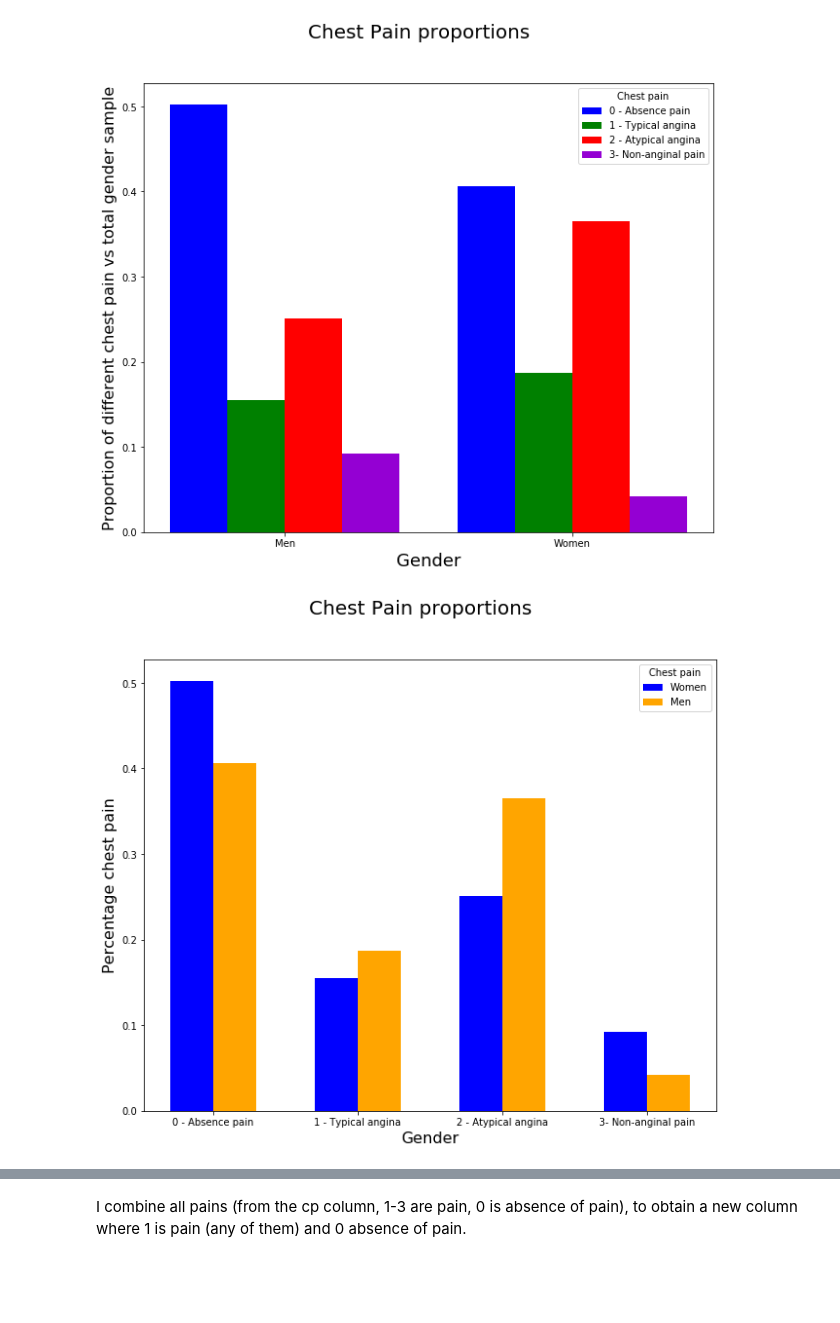
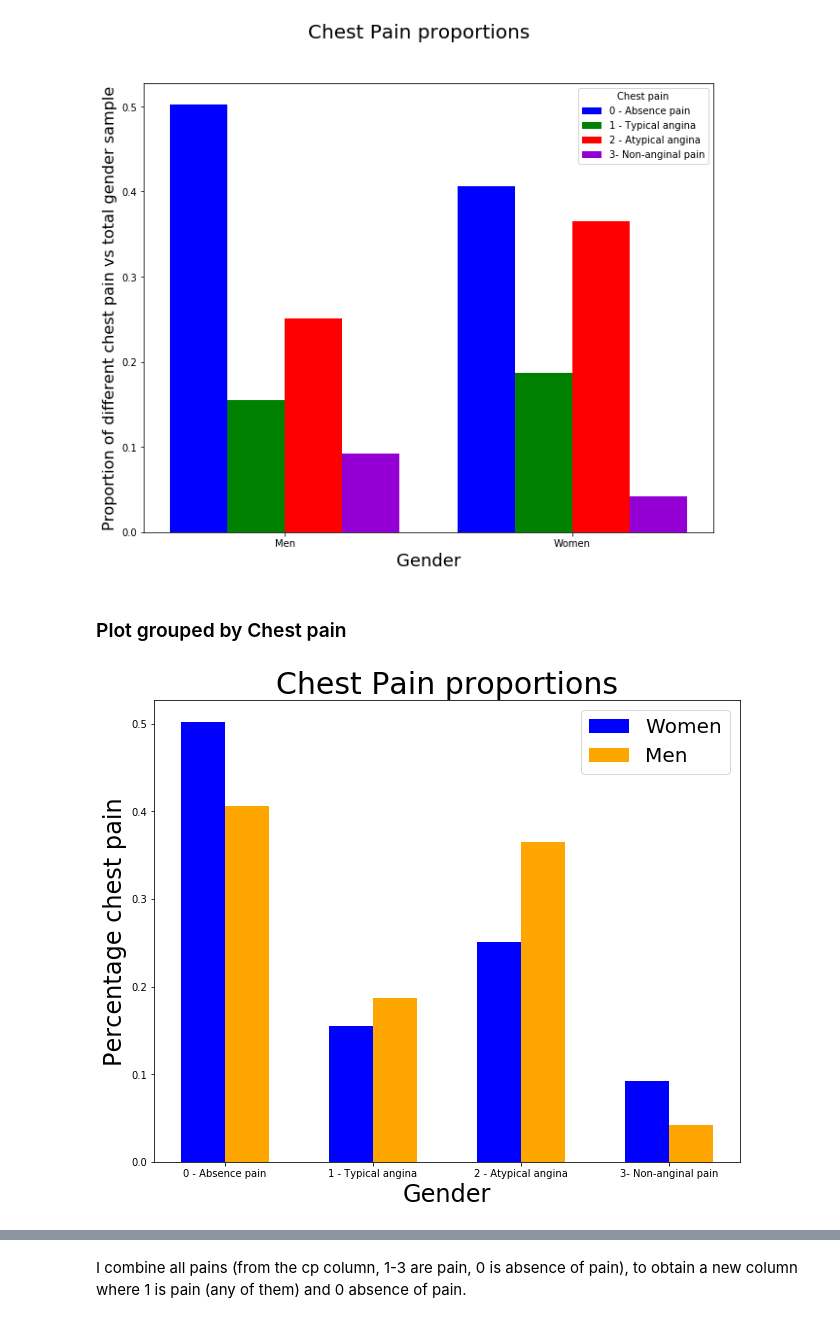
Before and after one commit to dvsun/your-own-project, a Jupyter notebook: Analysis.ipynb, the cells around one changed output, grey strips where cells are left out. Cells and saved outputs as stored; diff of their text form; code cells hidden in the pictures; blank space fills up the shorter version.

Commit message:
Update main files and graphs

```diff
--- a/Analysis.ipynb
+++ b/Analysis.ipynb
@@ -7,5 +13,5 @@ import statsmodels.stats.proportion as st_model
 # %%
-data = pd.read_csv('heart.csv')
+data = pd.read_csv('Data/heart.csv')
 # %%
 data.info()
 # %% [output]
@@ -145,27 +183,30 @@ plt.ylabel('Proportion of different chest pain vs total gender sample', fontsize
 plt.show()
 # %% [output]
 [figure]
+# %% [markdown]
+### Plot grouped by Chest pain
 # %%
 divisions = ['0 - Absence pain', '1 - Typical angina', '2 - Atypical angina', '3- Non-anginal pain']
 index = np.arange(len(divisions))
 w = 0.3
 
 plt.bar(index,data_cp_gender_proportions.iloc[0],w, color='blue')
 plt.bar(index + w,data_cp_gender_proportions.iloc[1],w,color='orange')
 
 
 #ax.autoscale(tight=True)
 plt.xticks(index + 0.5*w, divisions)
 fig = plt.gcf()
 fig.set_size_inches(10.5, 8.5)
 
-plt.legend(title='Chest pain', loc='upper right', labels=['Women', 'Men'])
+plt.legend( loc='upper right', labels=['Women', 'Men'], fontsize= 20)
 
 
-fig.suptitle('Chest Pain proportions', fontsize=20)
-plt.xlabel('Gender', fontsize=16)
-plt.ylabel('Percentage chest pain', fontsize=16)
+plt.title('Chest Pain proportions', fontsize=30)
+plt.xlabel('Gender', fontsize=24)
+plt.ylabel('Percentage chest pain', fontsize=24)
 
+plt.savefig('Graphs/chest_pain.svg', format='svg', dpi=1200)
 plt.show()
 # %% [output]
-[figure, old version]
+[figure, new version]
```
Also changed, not shown: parts of 46 cells of this notebook, 15 other files.
